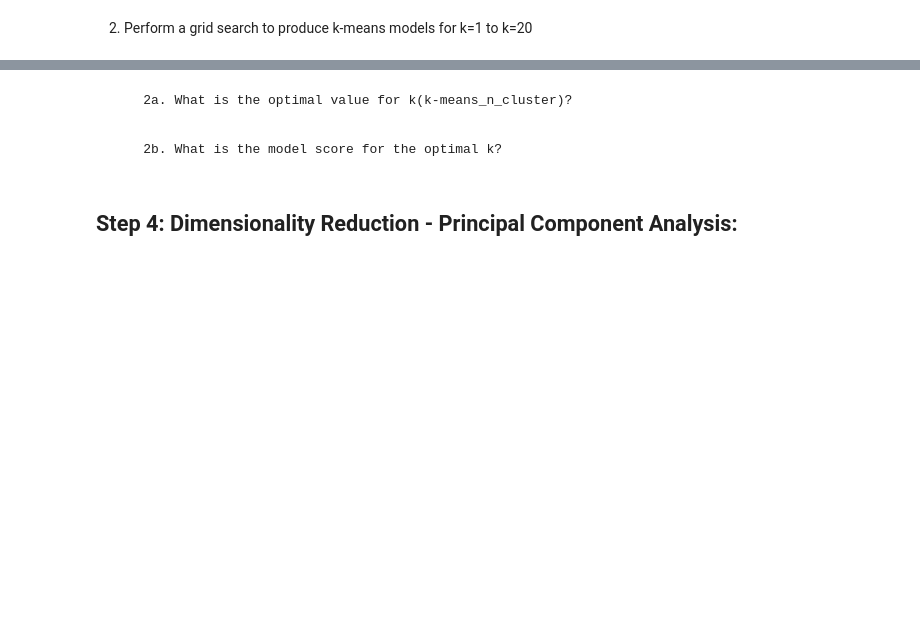
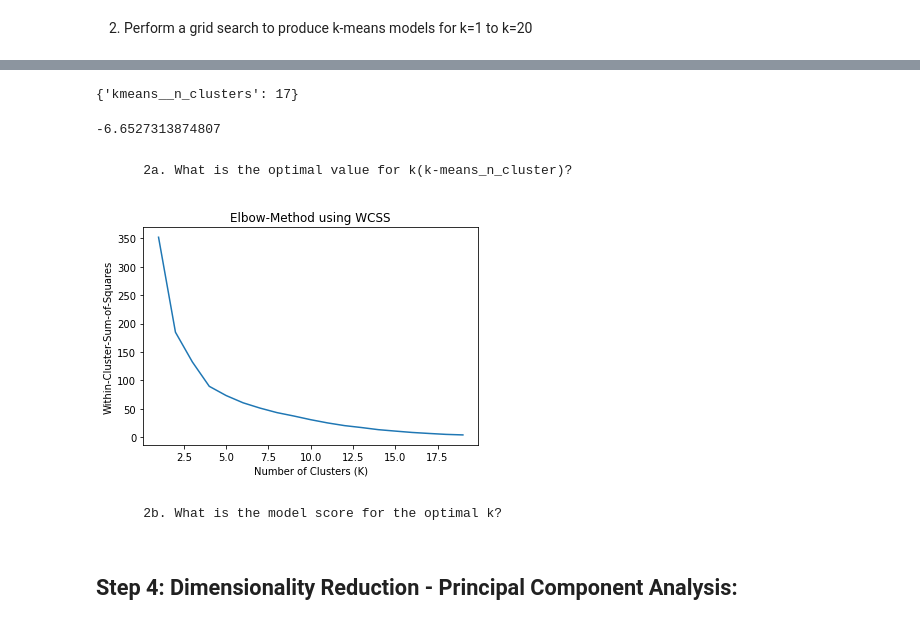
Before and after one commit to yared-shewarade/Machine_Learnig_Project, a Jupyter notebook: K-Means Clustering_CarModel/mtcars.ipynb, the cells around one changed output, grey strips where cells are left out. Cells and saved outputs as stored; diff of their text form; code cells hidden in the pictures; blank space fills up the shorter version.

```diff
--- a/K-Means Clustering_CarModel/mtcars.ipynb
+++ b/K-Means Clustering_CarModel/mtcars.ipynb
@@ -265,3 +319,10 @@ an alternate method is to perform a grid search as demonstrated in the follow co
 ![image.png](attachment:image.png)
 # %% [markdown]
 2. Perform a grid search to produce k-means models for k=1 to k=20
+# %%
+from sklearn.pipeline import Pipeline
+
+pipeline = Pipeline([
+    ("kmeans",KMeans(n_clusters=3))
+])
+pipeline.fit(scaled_cars)
@@ -267,0 +331,6 @@ an alternate method is to perform a grid search as demonstrated in the follow co
+# %%
+from sklearn.model_selection import GridSearchCV
+
+param_grid = dict(kmeans__n_clusters=range(1, 20))
+grid_clf = GridSearchCV(pipeline, param_grid, cv=3, verbose=2)
+grid_clf.fit(scaled_cars)
@@ -268,5 +357,26 @@ an alternate method is to perform a grid search as demonstrated in the follow co
+# %%
+grid_clf.best_params_
+# %% [output]
+{'kmeans__n_clusters': 17}
+# %%
+grid_clf.score(scaled_cars)
+# %% [output]
+-6.6527313874807
 # %% [markdown]
         2a. What is the optimal value for k(k-means_n_cluster)?
+# %%
+wcss = []
+for i in range(1, 20):
+    kmeans = KMeans(n_clusters=i, init='k-means++', random_state=42)
+    kmeans.fit(scaled_cars)
+    wcss.append(kmeans.inertia_)
+plt.plot(range(1, 20), wcss)
+plt.title('Elbow-Method using WCSS')
+plt.xlabel('Number of Clusters (K)')
+plt.ylabel('Within-Cluster-Sum-of-Squares')
+plt.show()
+# %% [output]
+[figure, added]
 # %% [markdown]
         2b. What is the model score for the optimal k?
 # %% [markdown]
```
Also changed, not shown: parts of 11 cells of this notebook.
